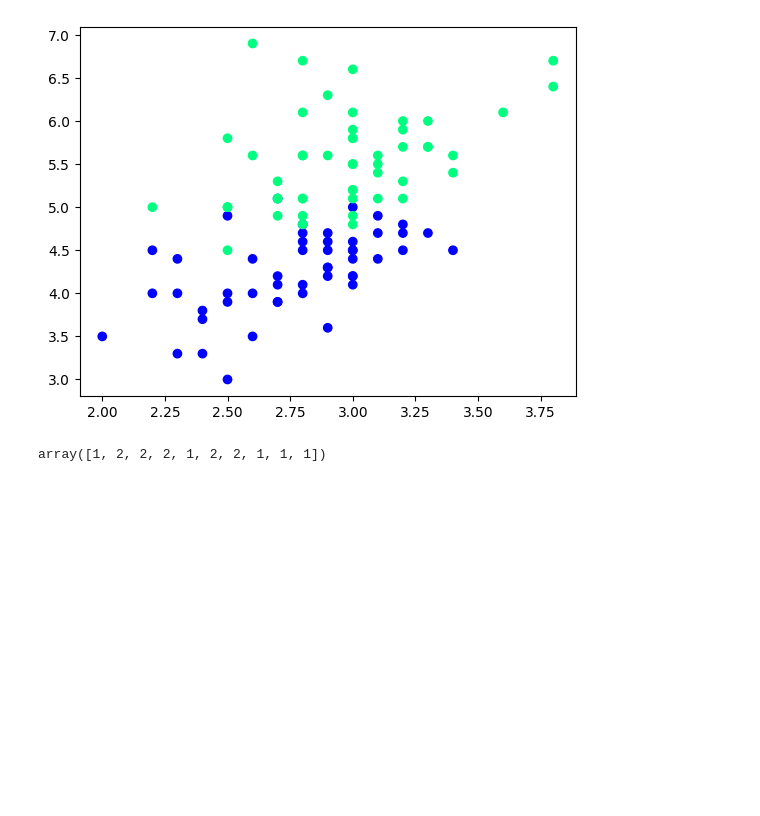
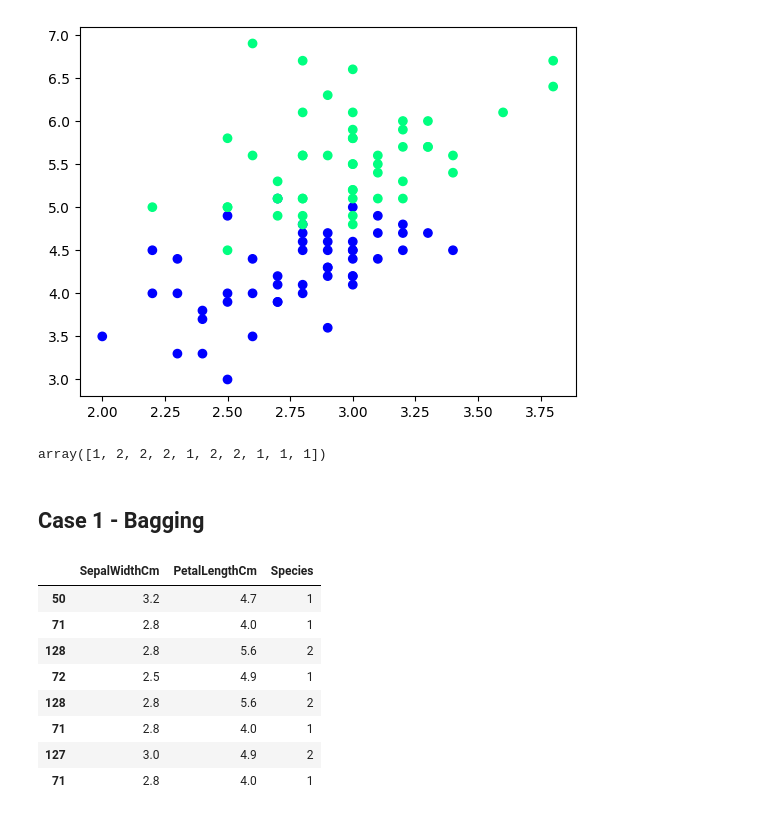
Before and after one commit to SwaroopDangal/ml-learn, a Jupyter notebook: 52.BaggingEnsemble/bagging-learning-tool.ipynb, the cells around one changed output. Drawn from its saved outputs; the diff is of its cells as text; code cells hidden in the pictures; blank space fills up the shorter version.

```diff
--- a/52.BaggingEnsemble/bagging-learning-tool.ipynb
+++ b/52.BaggingEnsemble/bagging-learning-tool.ipynb
@@ -73,3 +73,23 @@ y_test = df_val.iloc[:,-1].values
 y_test
 # %% [output]
 array([1, 2, 2, 2, 1, 2, 2, 1, 1, 1])
+# %% [markdown]
+## Case 1 - Bagging
+# %%
+# Data for Tree 1
+df_bag = df_train.sample(8,replace=True)
+
+X = df_bag.iloc[:,0:2]
+y = df_bag.iloc[:,-1]
+
+df_bag
+# %% [output]
+|  | SepalWidthCm | PetalLengthCm | Species |
+| 50 | 3.2 | 4.7 | 1 |
+| 71 | 2.8 | 4.0 | 1 |
+| 128 | 2.8 | 5.6 | 2 |
+| 72 | 2.5 | 4.9 | 1 |
+| 128 | 2.8 | 5.6 | 2 |
+| 71 | 2.8 | 4.0 | 1 |
+| 127 | 3.0 | 4.9 | 2 |
+| 71 | 2.8 | 4.0 | 1 |
```
Also changed, not shown: parts of 8 cells of this notebook.
